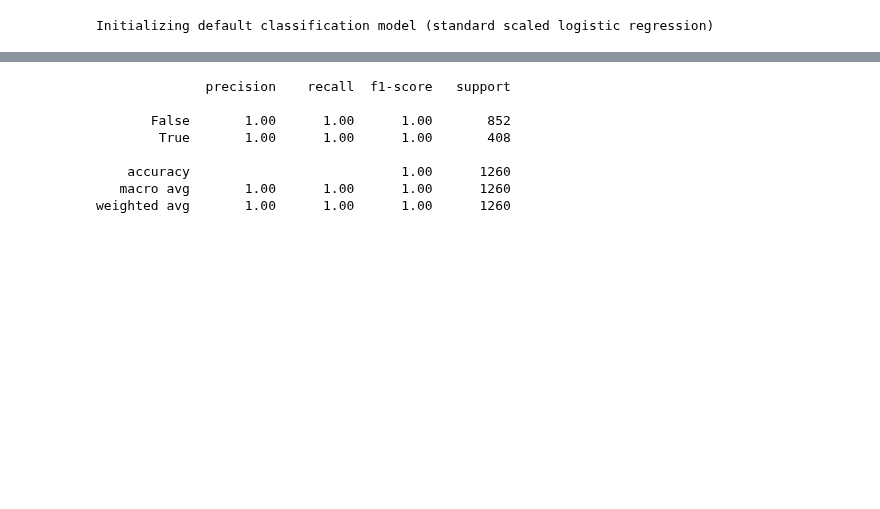
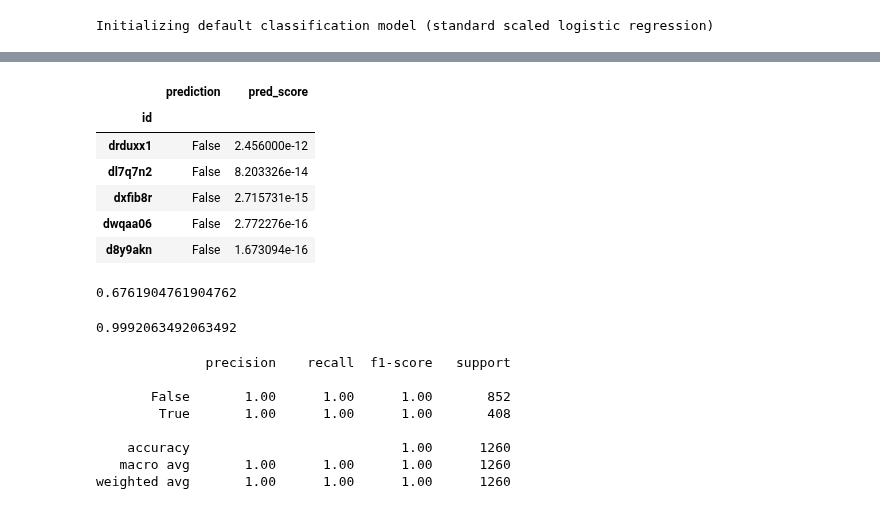
Before and after one commit to seanzhangkx8/ConvoKit, a Jupyter notebook: convokit/classifier/demo/bow_demo.ipynb, the cells around one changed output, grey strips where cells are left out. Drawn from its saved outputs; the diff is of its cells as text; code cells hidden in the pictures; blank space fills up the shorter version.

```diff
--- a/convokit/classifier/demo/bow_demo.ipynb
+++ b/convokit/classifier/demo/bow_demo.ipynb
@@ -172,9 +164,5 @@ bow_transformer2.fit_transform(threads_corpus)
 # %%
 bow_classifier2 = BoWClassifier(obj_type="conversation",
-                    selector=lambda convo: convo.meta['thread_doubles'] is not None,
-                    labeller=lambda convo: convo.meta['thread_doubles']
-                   )
+                    labeller=lambda convo: convo.meta['thread_doubles'])
 # %% [output]
 Initializing default classification model (standard scaled logistic regression)
-# %%
-bow_classifier2.fit_transform(threads_corpus)
@@ -210,0 +169,2 @@ bow_classifier2.accuracy(threads_corpus)
+# %%
+bow_classifier2.fit_transform(threads_corpus, selector=lambda convo: convo.meta['thread_doubles'] is not None)
@@ -210,0 +173,2 @@ bow_classifier2.accuracy(threads_corpus)
+# %%
+summary = bow_classifier2.summarize(threads_corpus, selector=lambda convo: convo.meta['thread_doubles'] is not None)
@@ -211 +185,19 @@ bow_classifier2.accuracy(threads_corpus)
+# %%
+summary.tail()
+# %% [output]
+|  | prediction | pred_score |
+| id |  |  |
+| drduxx1 | False | 2.456000e-12 |
+| dl7q7n2 | False | 8.203326e-14 |
+| dxfib8r | False | 2.715731e-15 |
+| dwqaa06 | False | 2.772276e-16 |
+| d8y9akn | False | 1.673094e-16 |
+# %%
+bow_classifier2.base_accuracy(threads_corpus, selector=lambda convo: convo.meta['thread_doubles'] is not None)
+# %% [output]
+0.6761904761904762
+# %%
+bow_classifier2.accuracy(threads_corpus, selector=lambda convo: convo.meta['thread_doubles'] is not None)
+# %% [output]
+0.9992063492063492
 # %%
```
Also changed, not shown: parts of 33 cells of this notebook, 7 other files.
